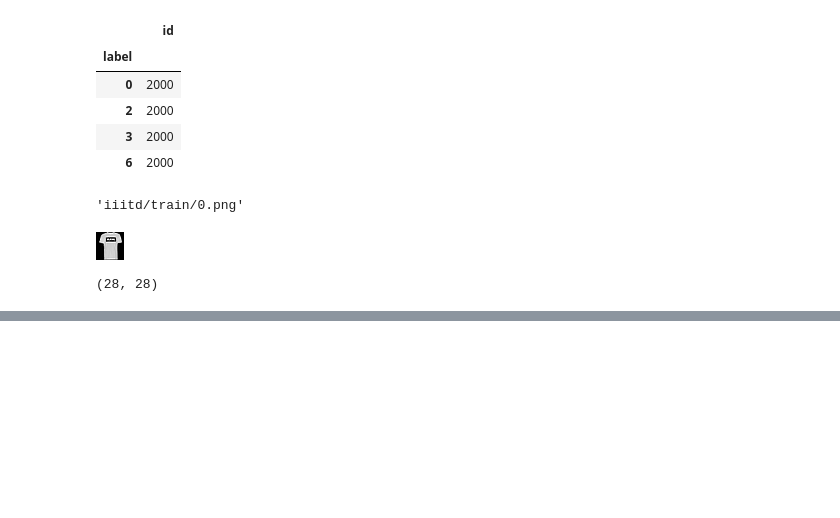
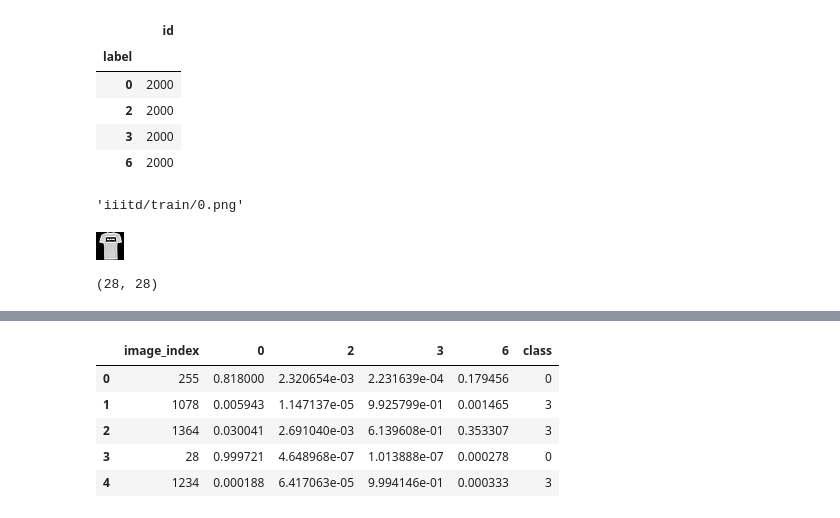
Before and after one commit to ishankjain/root, a Jupyter notebook: Computervision /iiitd.ipynb, the cells around one changed output, grey strips where cells are left out. Cells and saved outputs as stored; diff of their text form; code cells hidden in the pictures; blank space fills up the shorter version.

```diff
--- a/Computervision /iiitd.ipynb
+++ b/Computervision /iiitd.ipynb
@@ -191,0 +258,9 @@ epoch      trn_loss   val_loss   accuracy
+# %%
+log_preds, _ = learn.TTA(is_test=True)
+probs = np.mean(np.exp(log_preds),0)
+# %%
+df2 = pd.DataFrame(probs)
+df2.columns = data.classes
+df2.insert(0, 'image_index', [o[5:-4] for o in data.test_ds.fnames])
+df2.shape
+df2.head()
@@ -191,0 +274,24 @@ epoch      trn_loss   val_loss   accuracy
+# %%
+cl=[]
+for i in range(2000):
+    temp=(max(df2['0'][i],df2['2'][i],df2['3'][i],df2['6'][i]))
+    if(temp==df2['0'][i]):
+        cl.append(0)
+    elif(temp==df2['2'][i]):
+        cl.append(2)
+    elif(temp==df2['3'][i]):
+        cl.append(3)
+    elif(temp==df2['6'][i]):
+        cl.append(6)
+# %%
+df['class']=cl
+# %%
+df.head()
+df=df.drop(['0','2','3','6'],axis=True)
+# %% [output]
+|  | image_index | 0 | 2 | 3 | 6 | class |
+| 0 | 255 | 0.818000 | 2.320654e-03 | 2.231639e-04 | 0.179456 | 0 |
+| 1 | 1078 | 0.005943 | 1.147137e-05 | 9.925799e-01 | 0.001465 | 3 |
+| 2 | 1364 | 0.030041 | 2.691040e-03 | 6.139608e-01 | 0.353307 | 3 |
+| 3 | 28 | 0.999721 | 4.648968e-07 | 1.013888e-07 | 0.000278 | 0 |
+| 4 | 1234 | 0.000188 | 6.417063e-05 | 9.994146e-01 | 0.000333 | 3 |
```
Also changed, not shown: parts of 26 cells of this notebook.
